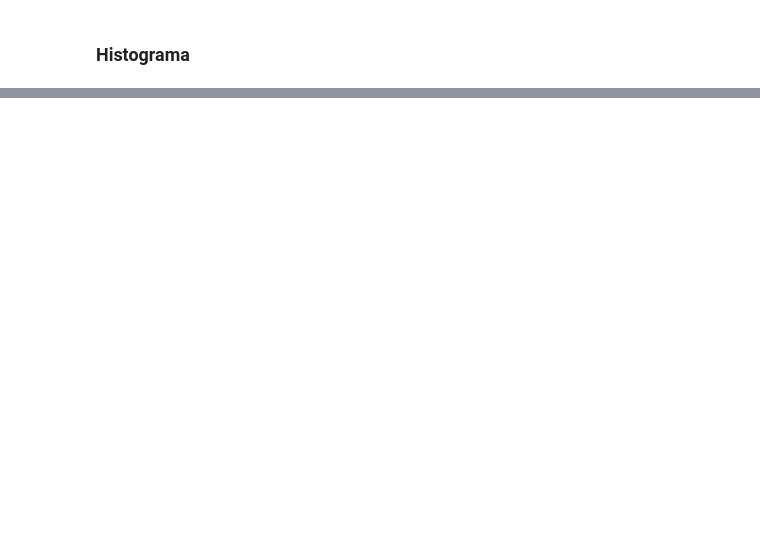
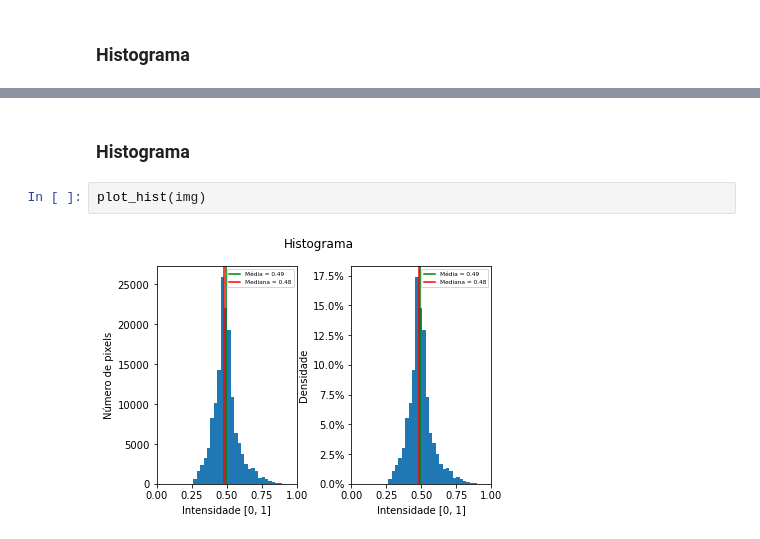
Before and after one commit to gabrielcbenedito/pdi, a Jupyter notebook: lista_1.ipynb, the cells around one changed output, grey strips where cells are left out. Saved outputs shown, nothing was run; the diff lists cells and outputs as text; blank space fills up the shorter version.

```diff
--- a/lista_1.ipynb
+++ b/lista_1.ipynb
@@ -103,0 +115,6 @@ plot_hist(img_int_t)
+# %% [markdown]
+### Histograma
+# %%
+plot_hist(img)
+# %% [output]
+[figure, added]
```
Also changed, not shown: parts of 32 cells of this notebook, 14 other files.
